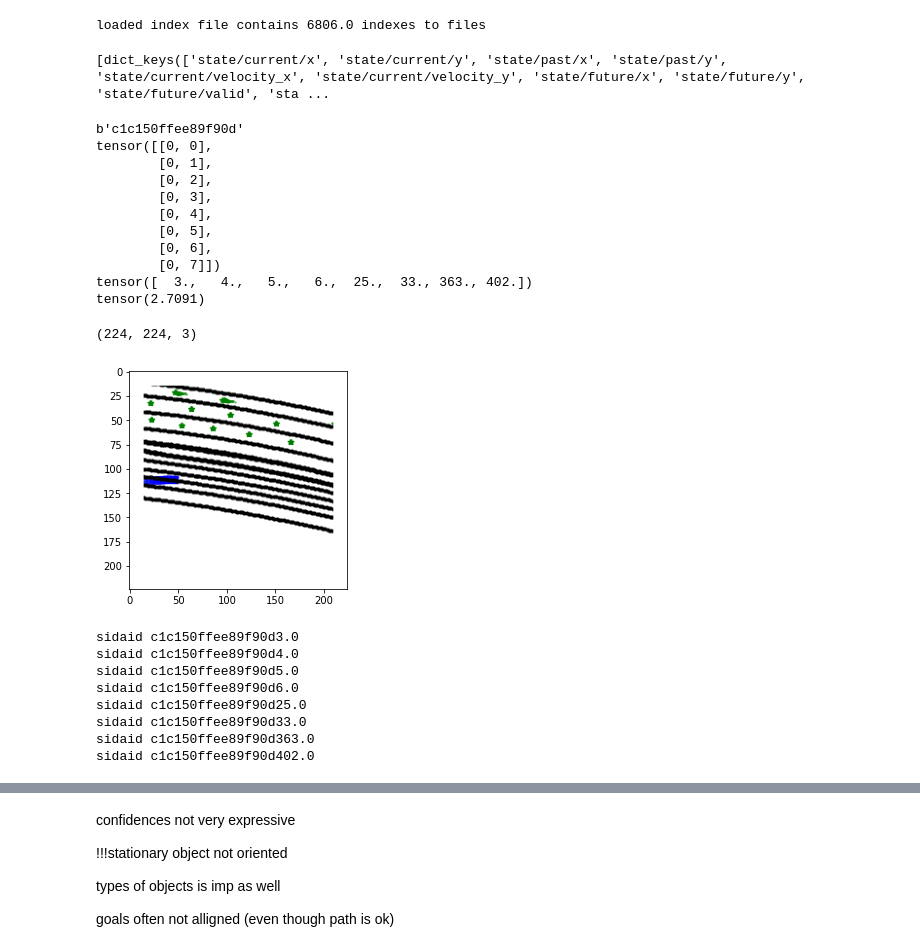
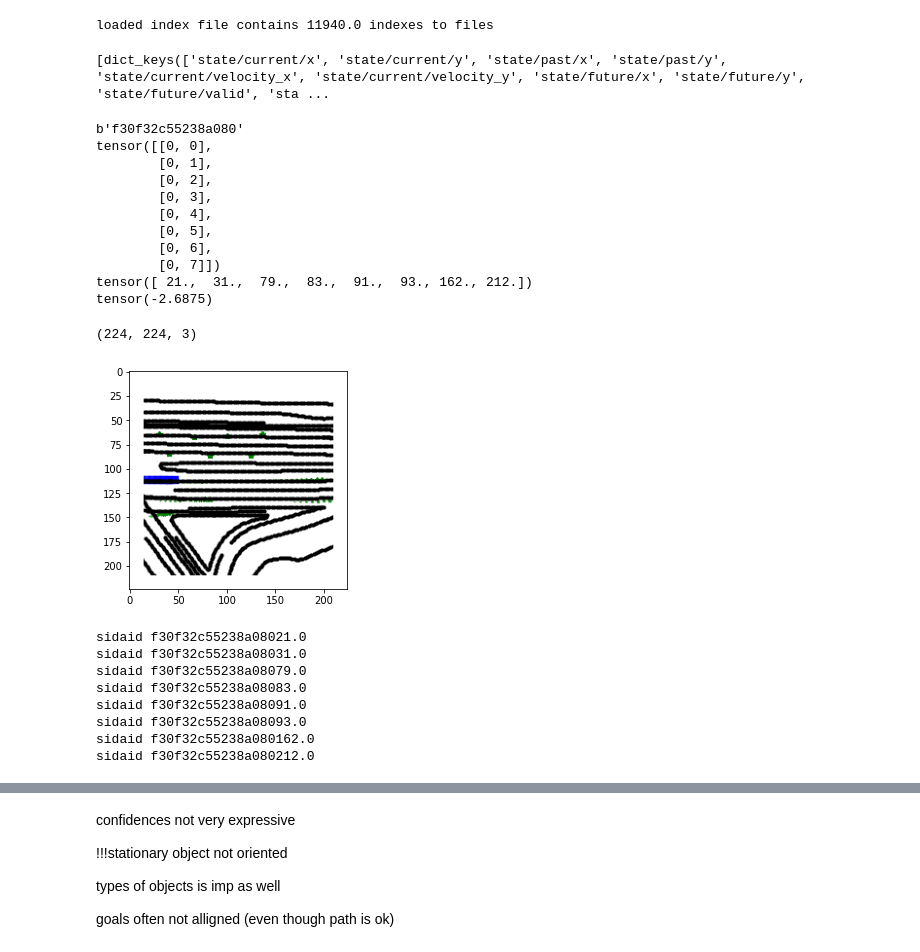
Before and after one commit to alexpostnikov/waymo-open-dataset, a Jupyter notebook: tutorial/visualize.ipynb, the cells around one changed output, grey strips where cells are left out. Saved outputs shown, nothing was run; the diff lists cells and outputs as text; code cells hidden in the pictures.

Commit message:
new rgb dataset

```diff
--- a/tutorial/visualize.ipynb
+++ b/tutorial/visualize.ipynb
@@ -41,6 +41,6 @@ class Config:
         self.exp_num_blocks = 4
         self.exp_lr = 1e-5
         self.exp_batch_size = 1
-        self.dir_data = "/media/robot/hdd/waymo_dataset/tf_example"
+        self.dir_data = "/home/jovyan/uncompressed/tf_example"
         self.exp_num_workers = 0
 config = Config()
@@ -59,15 +53,15 @@ from read_map_ds import WaymoDataset
 ds_path = config.dir_data
 assert pathlib.Path(ds_path).exists()
 
-index_file = "train_mapstyle/index_file.txt"
+index_file = "training_mapstyle/index_file.txt"
 index_file = pathlib.Path(ds_path) / index_file
-train_dataset = WaymoDataset(ds_path, index_file, rgb_index_path="/media/robot/hdd/waymo_dataset/rendered/train/index.pkl", rgb_prefix="/media/robot/hdd/waymo_dataset/")
+train_dataset = WaymoDataset(ds_path, index_file, rgb_index_path="/home/jovyan/rendered/train/index.pkl", rgb_prefix="/home/jovyan/")
 
 
 train_loader = torch.utils.data.DataLoader(train_dataset, batch_size=config.exp_batch_size,
                                            num_workers=config.exp_num_workers, collate_fn=d_collate_fn)
 # %% [output]
-loaded index file contains 6806.0 indexes to files
+loaded index file contains 11940.0 indexes to files
 # %%
 it = iter(train_loader)
 # %%
@@ -85,7 +79,7 @@ print(data["state/id"][data["state/tracks_to_predict"]>0])
 
 print(data["state/current/bbox_yaw"][0,0])
 # %% [output]
-b'c1c150ffee89f90d'
+b'f30f32c55238a080'
 tensor([[0, 0],
         [0, 1],
         [0, 2],
@@ -94,8 +88,8 @@ tensor([[0, 0],
         [0, 5],
         [0, 6],
         [0, 7]])
-tensor([  3.,   4.,   5.,   6.,  25.,  33., 363., 402.])
-tensor(2.7091)
+tensor([ 21.,  31.,  79.,  83.,  91.,  93., 162., 212.])
+tensor(-2.6875)
 # %%
 size_pixels=224
 import uuid
@@ -177,12 +171,12 @@ def plot_scene_my(data, ag_id):
     plt.close(fig)
     return image
 # %%
-image = plot_scene_my(data, 1)
+image = plot_scene_my(data, 3)
 plt.imshow(image)
 image.shape
 # %% [output]
 (224, 224, 3)
-[figure, old version]
+[figure, new version]
 # %%
 # image = plot_scene_my(data, 5)
 
@@ -195,14 +189,14 @@ for i in (data["state/tracks_to_predict"]>0).nonzero():
     img = plot_scene_my(data, i[1])
     print(f"sidaid {str(sid)+str(float(aid))}")
 # %% [output]
-sidaid c1c150ffee89f90d3.0
-sidaid c1c150ffee89f90d4.0
-sidaid c1c150ffee89f90d5.0
-sidaid c1c150ffee89f90d6.0
-sidaid c1c150ffee89f90d25.0
-sidaid c1c150ffee89f90d33.0
-sidaid c1c150ffee89f90d363.0
-sidaid c1c150ffee89f90d402.0
+sidaid f30f32c55238a08021.0
+sidaid f30f32c55238a08031.0
+sidaid f30f32c55238a08079.0
+sidaid f30f32c55238a08083.0
+sidaid f30f32c55238a08091.0
+sidaid f30f32c55238a08093.0
+sidaid f30f32c55238a080162.0
+sidaid f30f32c55238a080212.0
 # %%
 # # inp
 # data = [1,2,3,4,5]
```
Also changed, not shown: parts of 9 cells of this notebook, 1 other file.
